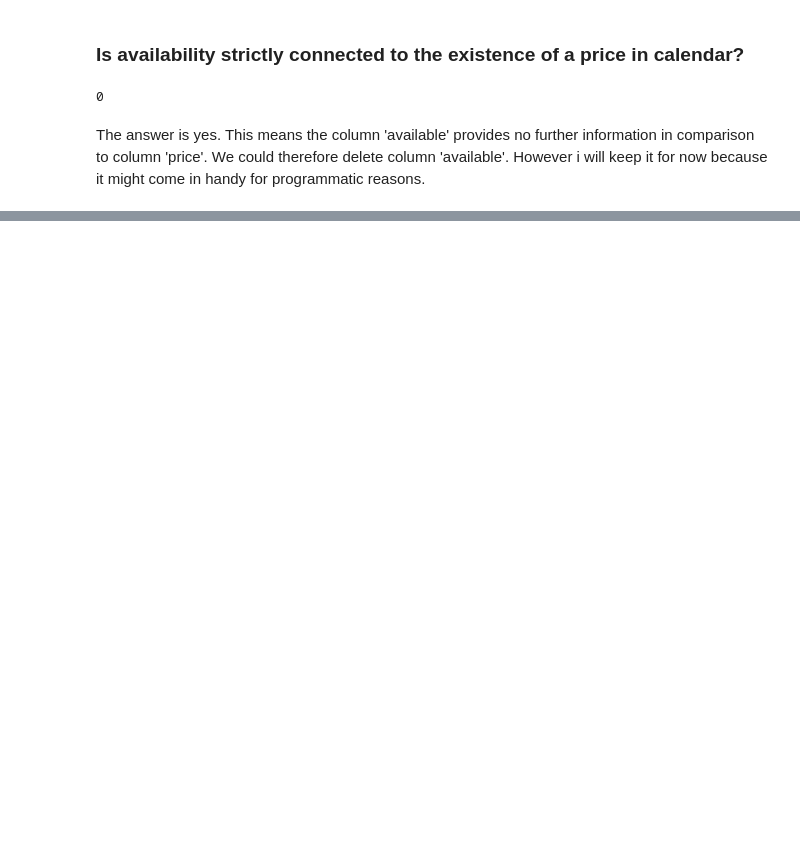
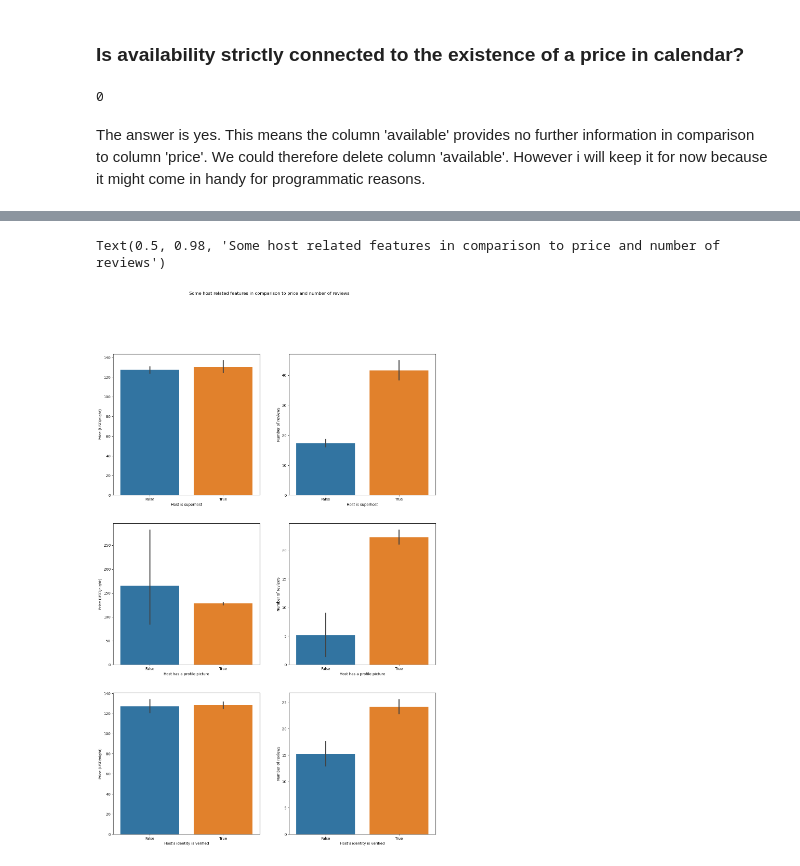
Before and after one commit to pnockema/Writing-a-Data-Scientist-Blog, a Jupyter notebook: Analyzing Seattle Airbnb Data.ipynb, the cells around one changed output, grey strips where cells are left out. Drawn from its saved outputs; the diff is of its cells as text; code cells hidden in the pictures; blank space fills up the shorter version.

```diff
--- a/Analyzing Seattle Airbnb Data.ipynb
+++ b/Analyzing Seattle Airbnb Data.ipynb
@@ -156,0 +344,37 @@ The answer is yes. This means the column 'available' provides no further informa
+# %%
+plt.figure(figsize=(16, 24))
+
+plt.subplot(3, 2, 1)
+sns.barplot(data = listings, x = 'host_is_superhost', y = 'price')
+plt.xlabel('Host is superhost')
+plt.ylabel('Price (USD/night)')
+
+plt.subplot(3, 2, 2)
+sns.barplot(data = listings, x = 'host_is_superhost', y = 'number_of_reviews')
+plt.xlabel('Host is superhost')
+plt.ylabel('Number of reviews')
+
+plt.subplot(3, 2, 3)
+sns.barplot(data = listings, x = 'host_has_profile_pic', y = 'price')
+plt.xlabel('Host has a profile picture')
+plt.ylabel('Price (USD/night)')
+
+plt.subplot(3, 2, 4)
+sns.barplot(data = listings, x = 'host_has_profile_pic', y = 'number_of_reviews')
+plt.xlabel('Host has a profile picture')
+plt.ylabel('Number of reviews')
+
+plt.subplot(3, 2, 5)
+sns.barplot(data = listings, x = 'host_identity_verified', y = 'price')
+plt.xlabel('Host\'s identity is verified')
+plt.ylabel('Price (USD/night)')
+
+plt.subplot(3, 2, 6)
+sns.barplot(data = listings, x = 'host_identity_verified', y = 'number_of_reviews')
+plt.xlabel('Host\'s identity is verified')
+plt.ylabel('Number of reviews')
+
+plt.suptitle('Some host related features in comparison to price and number of reviews')
+# %% [output]
+Text(0.5, 0.98, 'Some host related features in comparison to price and number of reviews')
+[figure, added]
```
Also changed, not shown: parts of 39 cells of this notebook, 1 other file.
